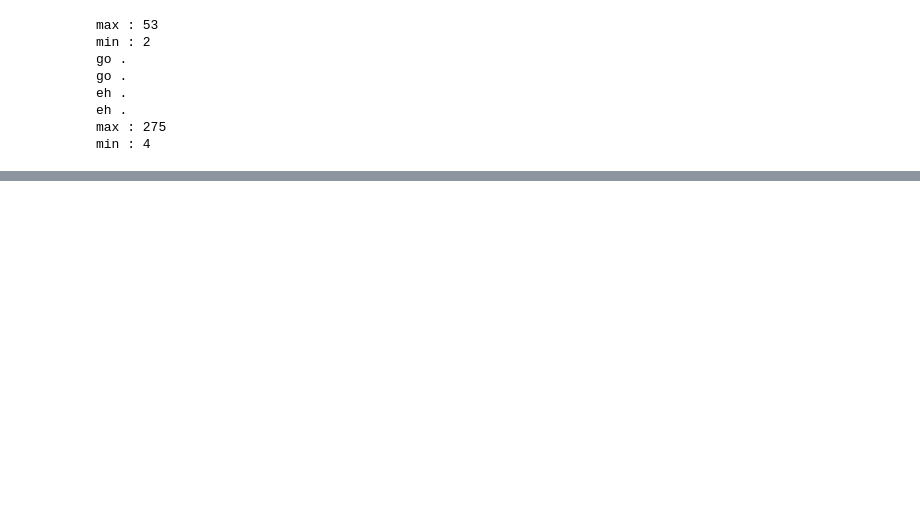
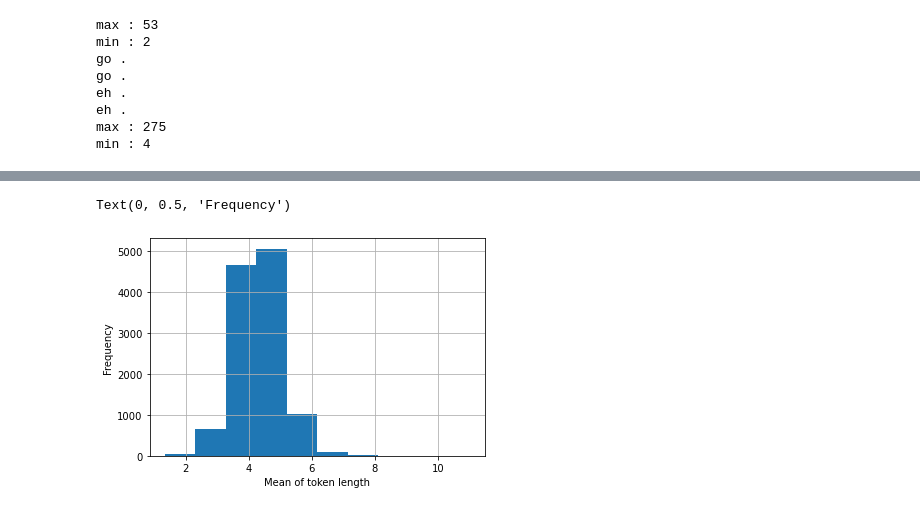
Before and after one commit to nowhyun/DL_PROJ_2021, a Jupyter notebook: data_analysis.ipynb, the cells around one changed output, grey strips where cells are left out. Saved outputs shown, nothing was run; the diff lists cells and outputs as text; code cells hidden in the pictures; blank space fills up the shorter version.

```diff
--- a/data_analysis.ipynb
+++ b/data_analysis.ipynb
@@ -57,0 +125,8 @@ min : 4
+# %%
+# 토큰 길이 평균
+ax = cleaned_df['Sentence'].str.split().apply(lambda x : [len(i) for i in x]).map(lambda x: np.mean(x)).hist()
+ax.set_xlabel('Mean of token length')
+ax.set_ylabel('Frequency')
+# %% [output]
+Text(0, 0.5, 'Frequency')
+[figure, added]
```
Also changed, not shown: parts of 8 cells of this notebook.
